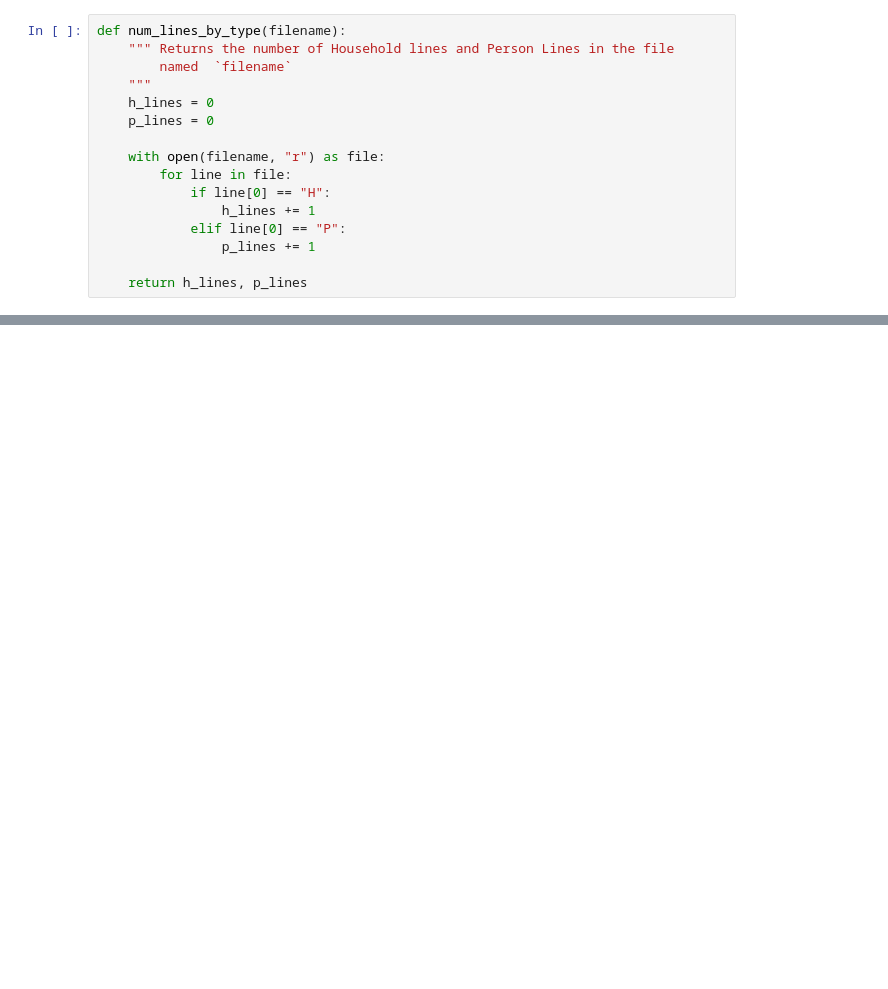
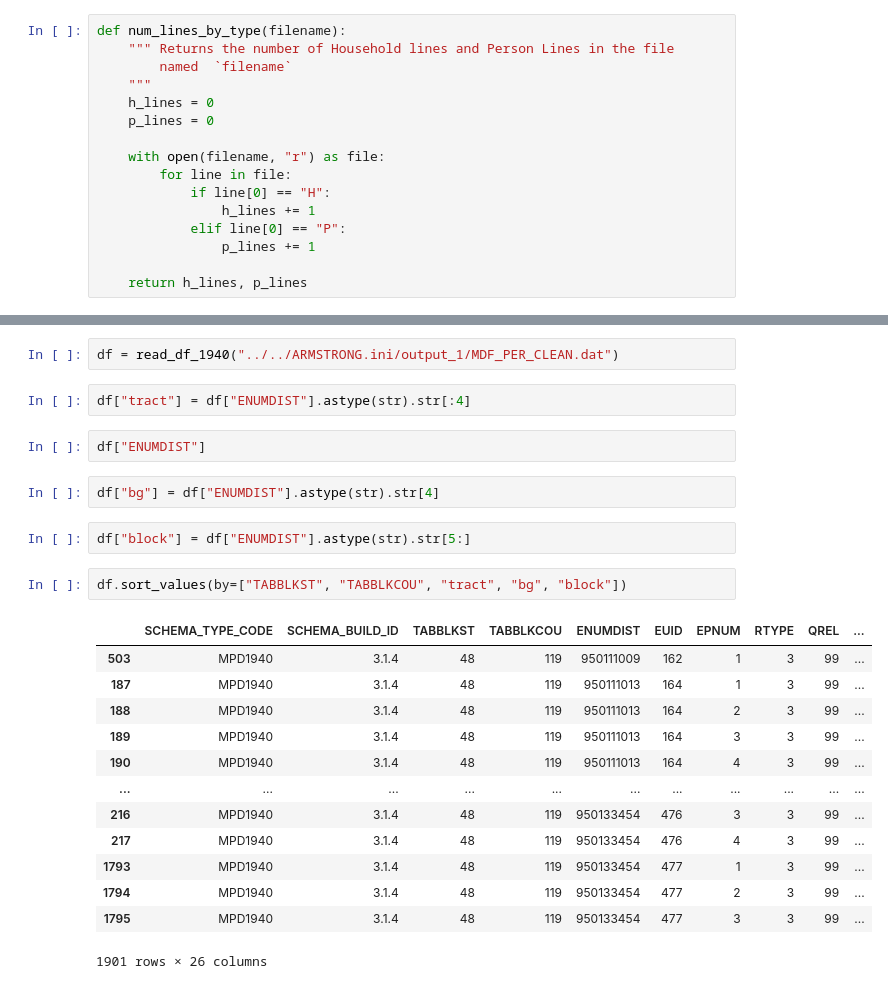
Before and after one commit to mggg/census-diff-privacy, a Jupyter notebook: reconstructions_to_ipums/convert_reconstructions_to_ipums.ipynb, the cells around one changed output, grey strips where cells are left out. Drawn from its saved outputs; the diff is of its cells as text; blank space fills up the shorter version.

```diff
--- a/reconstructions_to_ipums/convert_reconstructions_to_ipums.ipynb
+++ b/reconstructions_to_ipums/convert_reconstructions_to_ipums.ipynb
@@ -45,0 +47,26 @@ num_lines_by_type("reconstructed_dallas.dat")
+# %%
+df = read_df_1940("../../ARMSTRONG.ini/output_1/MDF_PER_CLEAN.dat")
+# %%
+df["tract"] = df["ENUMDIST"].astype(str).str[:4]
+# %%
+df["ENUMDIST"]
+# %%
+df["bg"] = df["ENUMDIST"].astype(str).str[4]
+# %%
+df["block"] = df["ENUMDIST"].astype(str).str[5:]
+# %%
+df.sort_values(by=["TABBLKST", "TABBLKCOU", "tract", "bg", "block"])
+# %% [output]
+|  | SCHEMA_TYPE_CODE | SCHEMA_BUILD_ID | TABBLKST | TABBLKCOU | ENUMDIST | EUID | EPNUM | RTYPE | QREL | ... |
+| 503 | MPD1940 | 3.1.4 | 48 | 119 | 950111009 | 162 | 1 | 3 | 99 | ... |
+| 187 | MPD1940 | 3.1.4 | 48 | 119 | 950111013 | 164 | 1 | 3 | 99 | ... |
+| 188 | MPD1940 | 3.1.4 | 48 | 119 | 950111013 | 164 | 2 | 3 | 99 | ... |
+| 189 | MPD1940 | 3.1.4 | 48 | 119 | 950111013 | 164 | 3 | 3 | 99 | ... |
+| 190 | MPD1940 | 3.1.4 | 48 | 119 | 950111013 | 164 | 4 | 3 | 99 | ... |
+| ... | ... | ... | ... | ... | ... | ... | ... | ... | ... | ... |
+| 216 | MPD1940 | 3.1.4 | 48 | 119 | 950133454 | 476 | 3 | 3 | 99 | ... |
+| 217 | MPD1940 | 3.1.4 | 48 | 119 | 950133454 | 476 | 4 | 3 | 99 | ... |
+| 1793 | MPD1940 | 3.1.4 | 48 | 119 | 950133454 | 477 | 1 | 3 | 99 | ... |
+| 1794 | MPD1940 | 3.1.4 | 48 | 119 | 950133454 | 477 | 2 | 3 | 99 | ... |
+| 1795 | MPD1940 | 3.1.4 | 48 | 119 | 950133454 | 477 | 3 | 3 | 99 | ... |
+1901 rows × 26 columns
```
Also changed, not shown: parts of 8 cells of this notebook, 1 other file.
